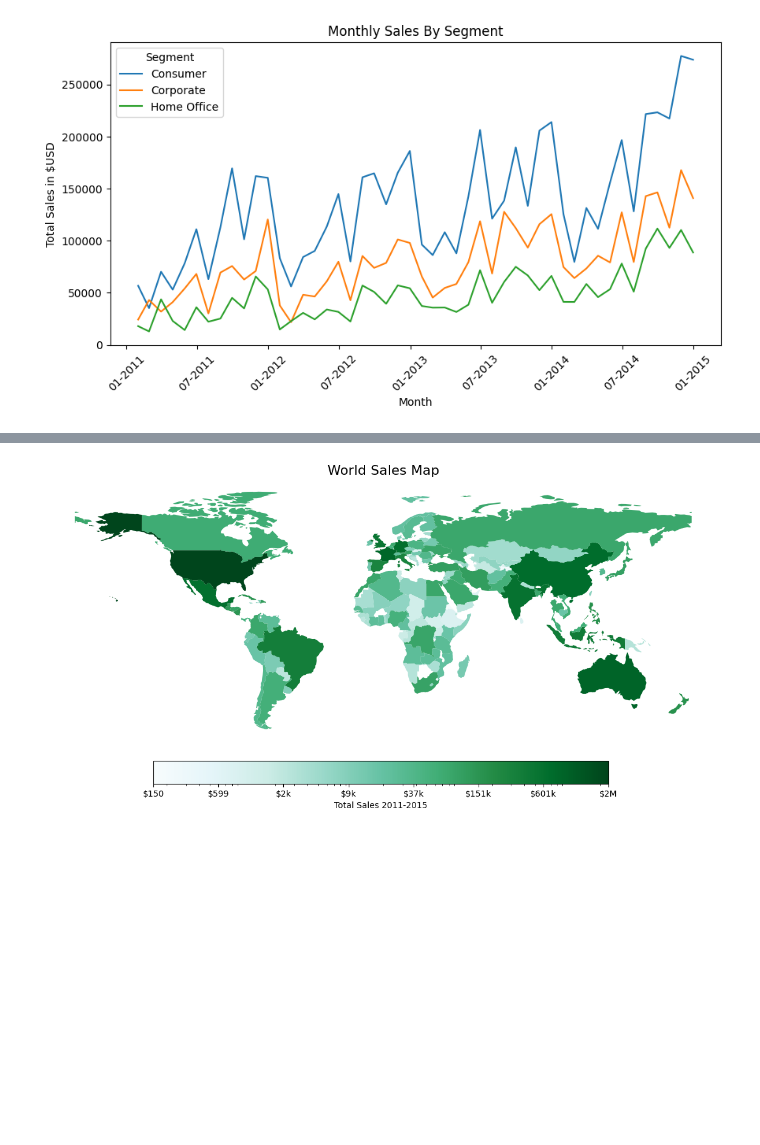
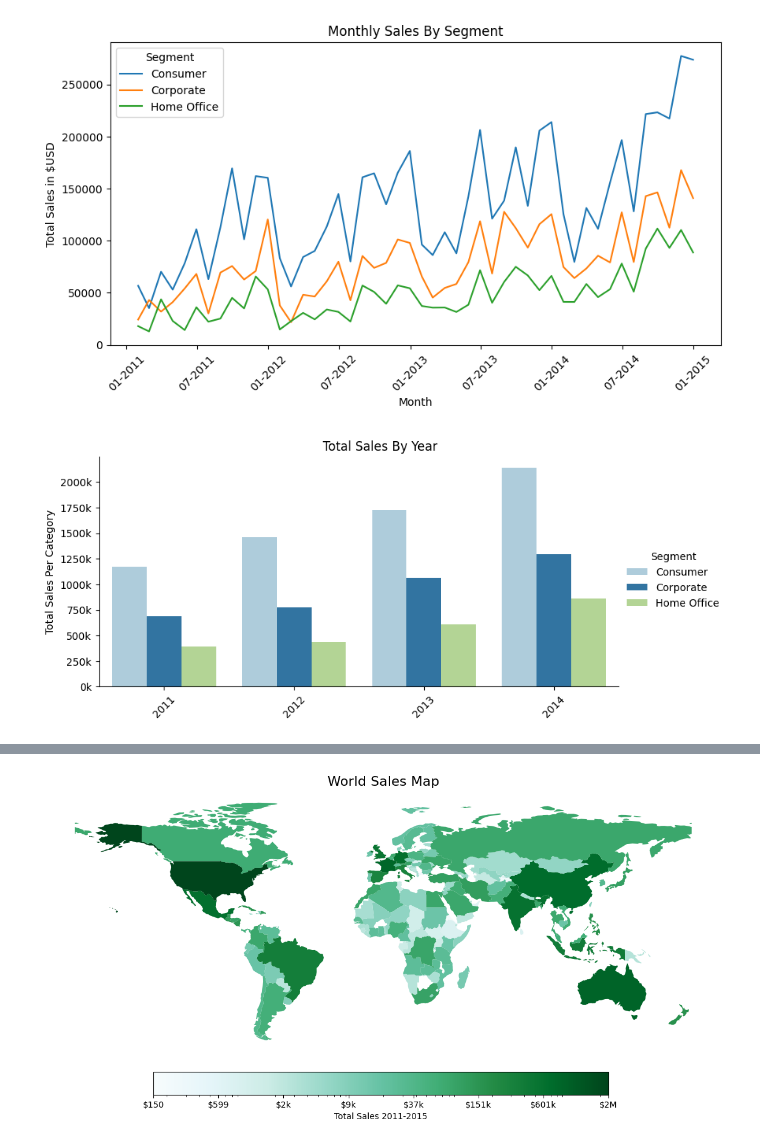
Before and after one commit to joshuajnoble/method-data-viz, a Jupyter notebook: super_store_edav.ipynb, the cells around one changed output, grey strips where cells are left out. Cells and saved outputs as stored; diff of their text form; code cells hidden in the pictures; blank space fills up the shorter version.

```diff
--- a/super_store_edav.ipynb
+++ b/super_store_edav.ipynb
@@ -83,3 +83,24 @@ plt.xticks(rotation=45)
 plt.show()
 # %% [output]
 [figure]
+# %%
+import matplotlib.dates as mdates
+import matplotlib.ticker as ticker
+
+yearly_sales = superstore.groupby([superstore["Order Date"].dt.year, "Segment"], as_index=False).agg(Sales=("Sales", "sum"))
+yearly_sales["Sales"] = pd.to_numeric(yearly_sales["Sales"]).astype(int)
+
+sns.color_palette(palette='Accent')
+p = sns.catplot(data=yearly_sales, kind="bar", x="Order Date", y="Sales", hue="Segment", palette='Paired', errorbar=None, height=4, aspect=2.0 )
+p.fig.suptitle('Total Sales By Year')
+p.set_axis_labels("", "Total Sales Per Category")
+
+# format the labels with f-strings
+for ax in p.axes.flat:
+    ax.yaxis.set_major_formatter(ticker.FuncFormatter(lambda y, p: f'{int(y/1000)}k'))
+
+plt.xticks(rotation=45)
+
+plt.show()
+# %% [output]
+[figure, added]
```
Also changed, not shown: parts of 4 cells of this notebook.
